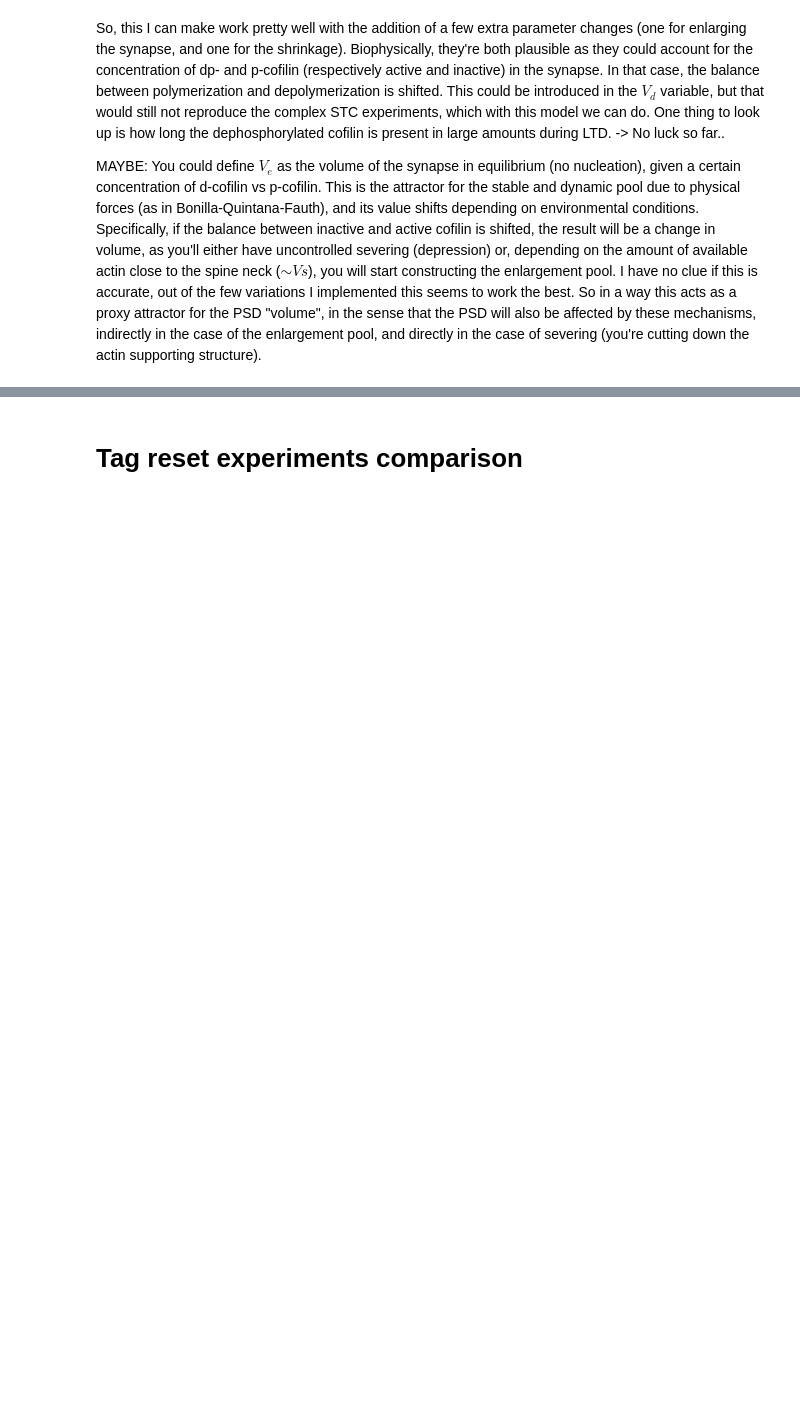
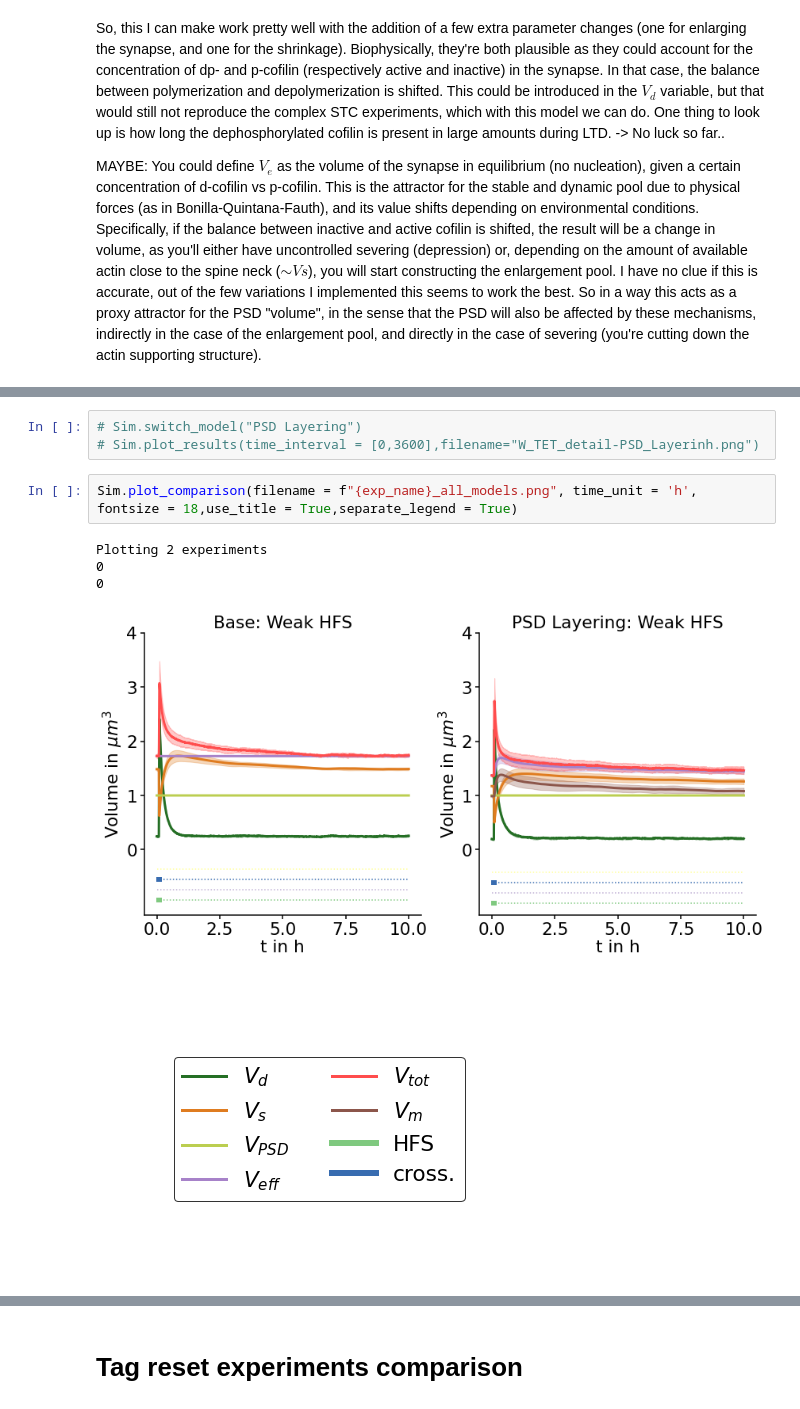
Before and after one commit to ngr-francesco/virtual_lab, a Jupyter notebook: examples/Simulation_results.ipynb, the cells around one changed output, grey strips where cells are left out. Saved outputs shown, nothing was run; the diff lists cells and outputs as text; blank space fills up the shorter version.

```diff
--- a/examples/Simulation_results.ipynb
+++ b/examples/Simulation_results.ipynb
@@ -265,0 +286,12 @@ Plotting 3 experiments
+# %%
+# Sim.switch_model("PSD Layering")
+# Sim.plot_results(time_interval = [0,3600],filename="W_TET_detail-PSD_Layerinh.png")
+# %%
+Sim.plot_comparison(filename = f"{exp_name}_all_models.png", time_unit = 'h',
+fontsize = 18,use_title = True,separate_legend = True)
+# %% [output]
+Plotting 2 experiments
+0
+0
+[figure, added]
+[figure, added]
```
Also changed, not shown: parts of 32 cells of this notebook, 14 other files.
